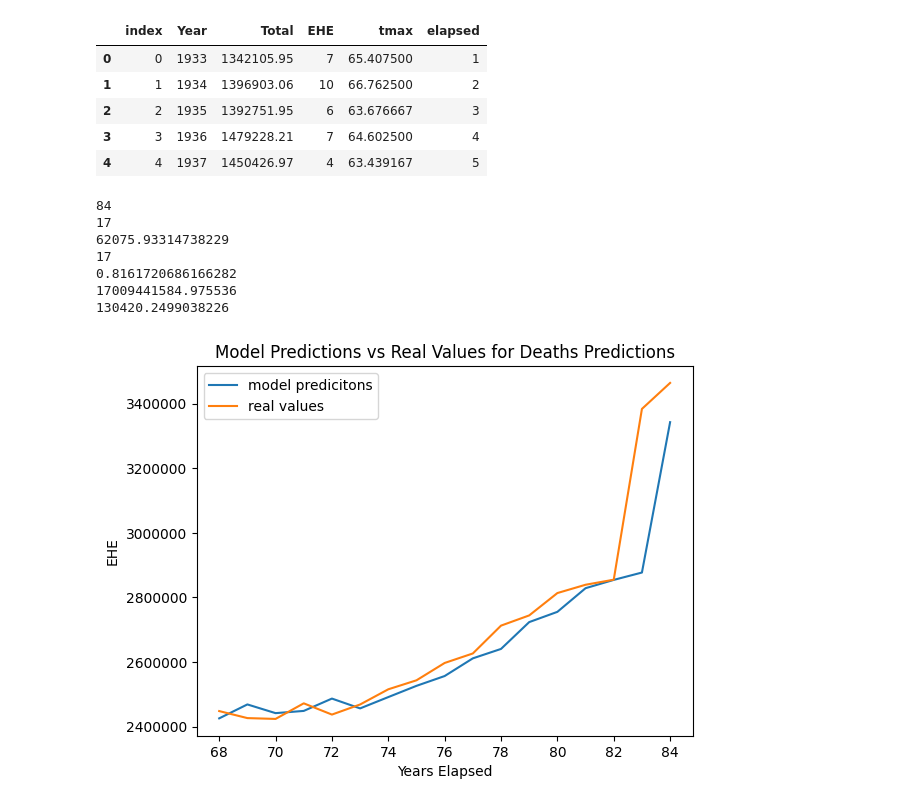
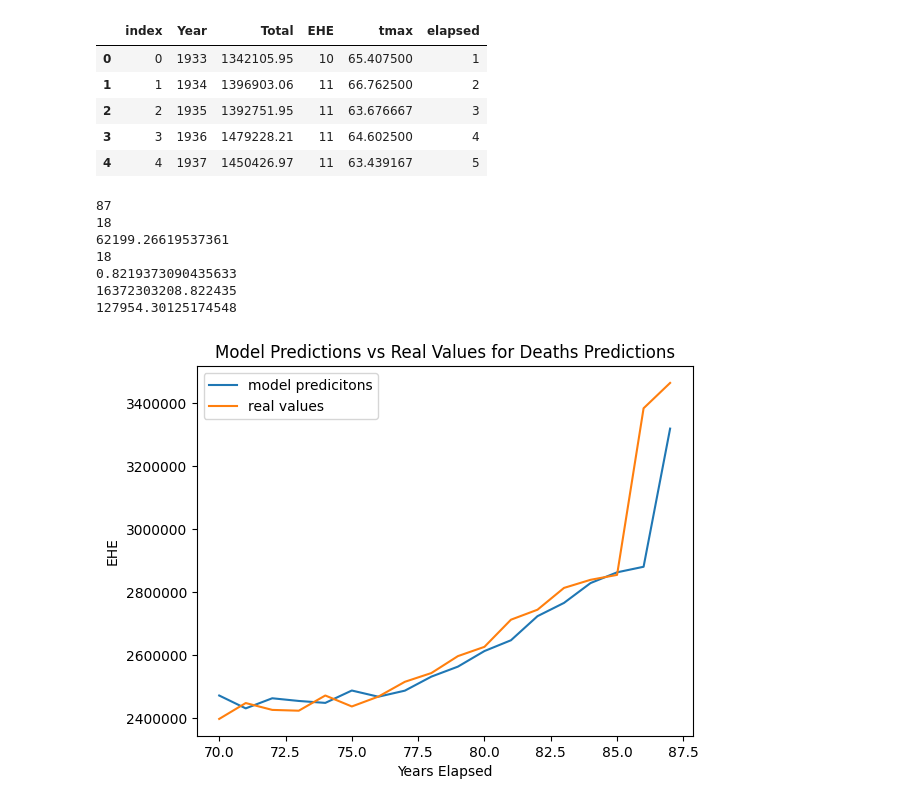
Before and after one commit to aranpandey/CornyWebbedRegisters, a Jupyter notebook: Temp_Mortality.ipynb, the cells around one changed output. Cells and saved outputs as stored; diff of their text form; code cells hidden in the pictures.

```diff
--- a/Temp_Mortality.ipynb
+++ b/Temp_Mortality.ipynb
@@ -118,6 +115,8 @@ df_w.head()
 # %%
-! wget -P '/content/gdrive/My Drive/Colab Notebooks/' https://github.com/aranpandey/CornyWebbedRegisters/raw/master/Deaths_1x1.csv
-#df_mor=pd.read_csv('/content/gdrive/My Drive/Colab Notebooks/Deaths_1x1.csv')
+#Read mortality Data
+
+!wget https://github.com/aranpandey/CornyWebbedRegisters/raw/master/Deaths.csv
+df_mor=pd.read_csv('Deaths.csv')
 df_mor.head()
 df_mor.columns = df_mor.columns.str.replace(' ', '')
 df_mor_year = df_mor.groupby(['Year'])['Total'].sum().reset_index()
@@ -180,7 +172,10 @@ df_merged.head(10)
 # %%
-inputs = df_merged['Total'].to_numpy()
-outputs = df_merged['Total'].to_numpy()
+#prepare features/inputs for different models
+
+inputs = (df_merged['Total']).to_numpy()
+outputs = (df_merged['Total']).to_numpy()
 inputs1 = df_merged['EHE'].to_numpy()
+
 
 df.tail(5)
 days = []
@@ -189,20 +184,29 @@ for elements in inputs:
   count += 1
   days.append(count)
 df_merged['elapsed'] = days
-df_merged.head()
+df_merged.head(5)
 # %% [output]
 |  | index | Year | Total | EHE | tmax | elapsed |
-| 0 | 0 | 1933 | 1342105.95 | 7 | 65.407500 | 1 |
-| 1 | 1 | 1934 | 1396903.06 | 10 | 66.762500 | 2 |
-| 2 | 2 | 1935 | 1392751.95 | 6 | 63.676667 | 3 |
-| 3 | 3 | 1936 | 1479228.21 | 7 | 64.602500 | 4 |
-| 4 | 4 | 1937 | 1450426.97 | 4 | 63.439167 | 5 |
+| 0 | 0 | 1933 | 1342105.95 | 10 | 65.407500 | 1 |
+| 1 | 1 | 1934 | 1396903.06 | 11 | 66.762500 | 2 |
+| 2 | 2 | 1935 | 1392751.95 | 11 | 63.676667 | 3 |
+| 3 | 3 | 1936 | 1479228.21 | 11 | 64.602500 | 4 |
+| 4 | 4 | 1937 | 1450426.97 | 11 | 63.439167 | 5 |
 # %%
+#Experiment 1
 #Cell is for Autoregressive Linear Regression
-#Experiment 1 uses EHE and mortality to predict mortality
+#Experiment 1 uses mortality to predict mortality
+
+from sklearn.linear_model import RidgeCV
+from sklearn.model_selection import cross_val_score
+from sklearn.linear_model import LinearRegression
+from matplotlib import pyplot as plt
+
+
 days=df_merged['elapsed']
 
-past = 5
+
+past =2
 s = (len(inputs) , past  * 1)
 betterinputs = np.zeros(s)
 betteroutputs = np.zeros(len(inputs))
@@ -218,51 +222,45 @@ betteroutputs = betteroutputs[0:len(df_merged) - past]
 days = days[0:len(df_merged) - past]
 print(len(days))
 
-from matplotlib import pyplot as plt
+
 split = int(0.8*len(betterinputs))
 X_train, X_test, y_train, y_test = betterinputs[:split], betterinputs[split:], betteroutputs[:split], betteroutputs[split:]
 X_train = np.expand_dims(X_train, axis=2)
 X_test = np.expand_dims(X_test, axis=2)
 days = days[split:]
 print(len(days))
 
-from sklearn.linear_model import RidgeCV
-from sklearn.model_selection import cross_val_score
-from sklearn.linear_model import LinearRegression
-from sklearn import svm
-from sklearn.ensemble import GradientBoostingRegressor
-model = RidgeCV(cv = 2)
-#model = LinearRegression()
-#model = GradientBoostingRegressor()
+
+model=LinearRegression()
 
 X_train, X_test, y_train, y_test = betterinputs[:split], betterinputs[split:], betteroutputs[:split], betteroutputs[split:]
 model.fit(X_train, y_train)
 print("{}".format(np.linalg.norm(model.predict(X_test) - y_test, 1)/len(y_test)))
 predict = model.predict(X_test)
 plt.title("Model Predictions vs Real Values for Deaths Predictions")
 plt.ticklabel_format(style='plain')
 
 print(len(days))
 
 plt.plot( days, predict, label = "model predicitons")
 plt.plot( days, y_test,  label = "real values")
 plt.xlabel("Years Elapsed")
 plt.ylabel("EHE")
 plt.legend()
 cross_val_score(model, X_train, y_train, cv = 2)
 
 from sklearn.metrics import mean_squared_error
 print(model.score(X_test, y_test))
 mse = mean_squared_error(y_test, predict)
 print(mse)
 rmse = np.sqrt(mse)
 print(rmse)
 # %% [output]
-84
-17
-62075.93314738229
-17
-0.8161720686166282
-17009441584.975536
-130420.2499038226
+87
+18
+62199.26619537361
+18
+0.8219373090435633
+16372303208.822435
+127954.30125174548
-[figure, old version]
+[figure, new version]
```
Also changed, not shown: parts of 16 cells of this notebook.
